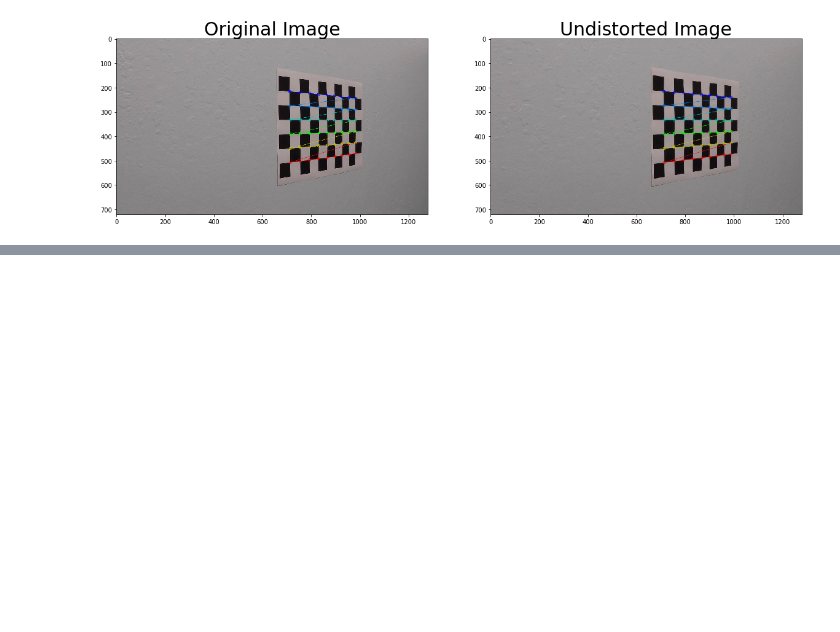
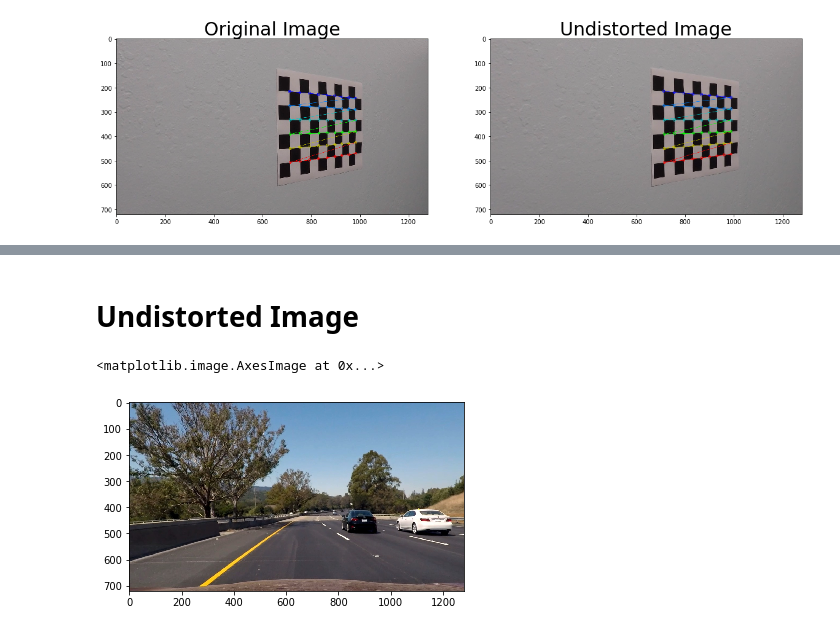
Before and after one commit to YuxiBupt/CarND-Advanced-Lane-Lines, a Jupyter notebook: Avanced-Lane-Finding.ipynb, the cells around one changed output, grey strips where cells are left out. Drawn from its saved outputs; the diff is of its cells as text; code cells hidden in the pictures; blank space fills up the shorter version.

```diff
--- a/Avanced-Lane-Finding.ipynb
+++ b/Avanced-Lane-Finding.ipynb
@@ -86,0 +105,8 @@ Text(0.5,1,'Undistorted Image')
+# %% [markdown]
+# Undistorted Image
+# %%
+undistorted_image = calibrate_camera(road_image, obj_points, img_points)
+plt.imshow(undistorted_image)
+# %% [output]
+<matplotlib.image.AxesImage at 0x...>
+[figure, added]
```
Also changed, not shown: parts of 6 cells of this notebook.
